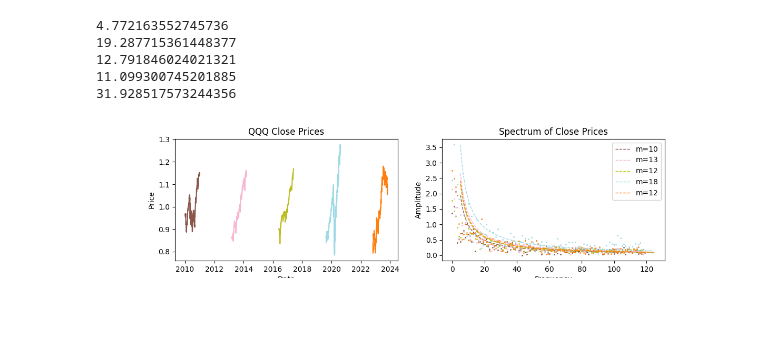
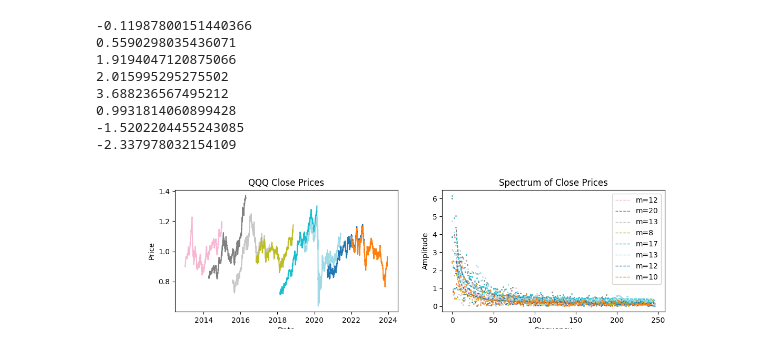
Before and after one commit to qwertpas/trading, a Jupyter notebook: qqq.ipynb, the cells around one changed output. Cells and saved outputs as stored; diff of their text form; code cells hidden in the pictures; blank space fills up the shorter version.

```diff
--- a/qqq.ipynb
+++ b/qqq.ipynb
@@ -7,9 +7,9 @@ from scipy.optimize import curve_fit
 from datetime import datetime
 %matplotlib widget
 # %%
-qqq = yf.Ticker("QQQ")
+qqq = yf.Ticker("O")
 
-start_dates = pd.date_range(start='2010-01-01', end='2022-11-01', periods=5)
+start_dates = pd.date_range(start='2013-01-01', end='2022-01-01', periods=8)
 
 fig, axs = plt.subplots(1, 2, figsize=(12,3))
 
@@ -19,46 +19,49 @@ for start_date in start_dates:
     color = plt.cm.tab20(start_date.year % 20)
 
     start_date = start_date.replace(nanosecond=0)
-    end_date = start_date + pd.DateOffset(years=1)
+    end_date = start_date + pd.DateOffset(years=2)
 
     qqq_data = qqq.history(start=start_date, end=end_date)
     qqq_df = pd.DataFrame(qqq_data)
     close_prices = qqq_df['Close']
 
     close_prices = close_prices / close_prices.mean()
 
     axs[0].plot(close_prices, color=color)
     axs[0].set_title('QQQ Close Prices')
     axs[0].set_xlabel('Date')
     axs[0].set_ylabel('Price')
 
-    spectrum = np.fft.fft(close_prices)
+    spectrum = np.fft.fft(close_prices)[10:]
     nyquist_freq = len(spectrum) // 2
 
     phase = np.angle(spectrum[1])
     print(np.abs(spectrum[1]) * (phase))
 
 
-    def inverse_shift(x, m):
-        return m/x
+    def inverse_shift(x, m, b):
+        return m/x + b
     min_freq = 5
     x = np.arange(min_freq, nyquist_freq)
     popt, pcov = curve_fit(inverse_shift, x, np.abs(spectrum[min_freq:nyquist_freq]))
-    m = popt[0]
-    y = m/x
+    (m,b) = popt
+    y = m/x + b
 
-    axs[1].plot(np.abs(spectrum[6:nyquist_freq]), '.', color=color, markersize=2)
+    axs[1].plot(np.abs(spectrum[:nyquist_freq]), '.', color=color, markersize=2)
     axs[1].plot(x, y, color=color, linestyle='--', label=f"m={round(m)}", linewidth=1)
     axs[1].legend()
     axs[1].set_title('Spectrum of Close Prices')
     axs[1].set_xlabel('Frequency')
     axs[1].set_ylabel('Amplitude')
     # axs[1].set_xscale('log')
     # axs[1].set_yscale('log')
 # %% [output]
-4.772163552745736
-19.287715361448377
-12.791846024021321
-11.099300745201885
-31.928517573244356
+-0.11987800151440366
+0.5590298035436071
+1.9194047120875066
+2.015995295275502
+3.688236567495212
+0.9931814060899428
+-1.5202204455243085
+-2.337978032154109
-[figure, old version]
+[figure, new version]
```
Also changed, not shown: parts of 2 cells of this notebook, 1 other file.
